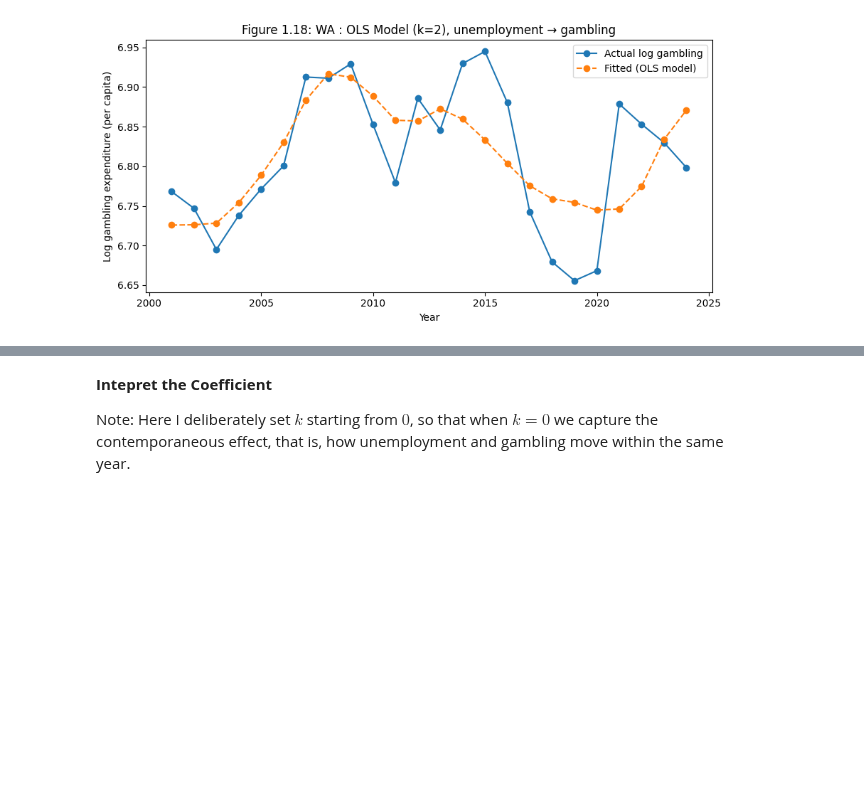
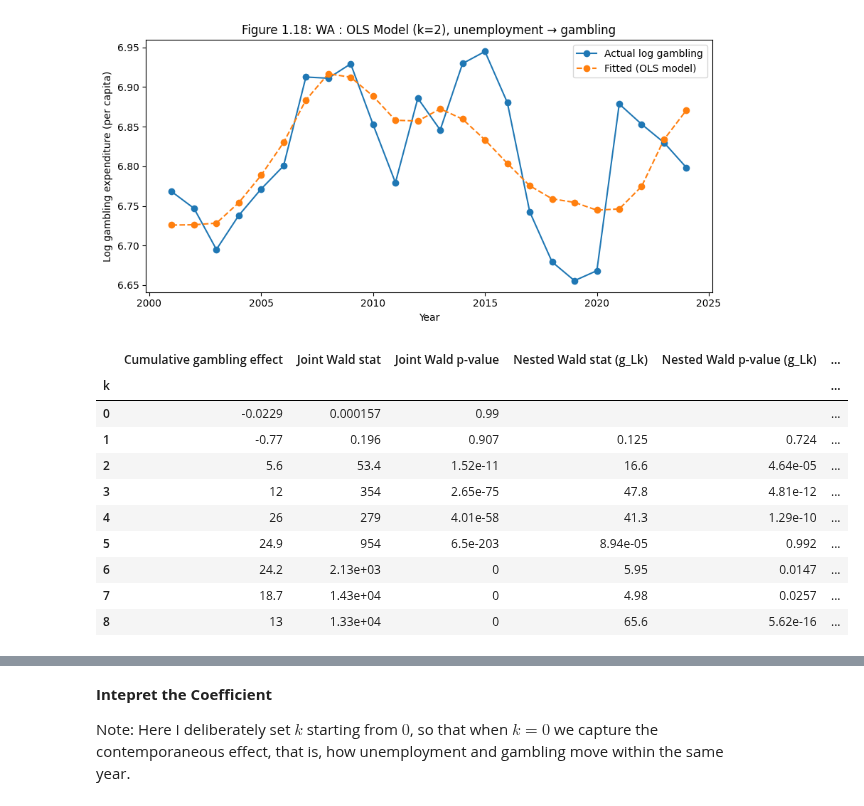
Before and after one commit to ttsupra30/QM2, a Jupyter notebook: absolutefinalQM_updated_.ipynb, the cells around one changed output, grey strips where cells are left out. Cells and saved outputs as stored; diff of their text form; code cells hidden in the pictures; blank space fills up the shorter version.

```diff
--- a/absolutefinalQM_updated_.ipynb
+++ b/absolutefinalQM_updated_.ipynb
@@ -696,3 +716,78 @@ run_all_plots_modelB(df_flat, p=2, start_fig=10)
 [figure]
 [figure]
 [figure]
+# %%
+import numpy as np
+import pandas as pd
+
+# table to display results for model A
+
+P_MAX = 8
+rows = []
+
+for k in range(0, P_MAX + 1):
+
+    # run NATIONAL model A
+    res, used = ts_ols_modelA(nat_all, year_col=YEAR, p=k)
+
+    # cumulative effect (sum of g_L0..g_Lk)
+    cum_eff = cumulative_gambling_effect(res, k)
+
+    # joint Wald test on g_L0..g_Lk
+    terms = [f"g_L{i}" for i in range(0, k + 1)]
+    hypothesis_joint = " = ".join(terms) + " = 0"
+    wt_joint = res.wald_test(hypothesis_joint, scalar=True)
+
+    # nested wald
+    if k == 0:
+        nested_p = np.nan
+        nested_stat = np.nan
+    else:
+        hypothesis_nested = f"g_L{k} = 0"
+        wt_nested = res.wald_test(hypothesis_nested, scalar=True)
+        nested_stat = float(wt_nested.statistic)
+        nested_p = float(wt_nested.pvalue)
+
+    rows.append({
+        "k": k,
+        "Cumulative gambling effect": cum_eff,
+        "Joint Wald stat": float(wt_joint.statistic),
+        "Joint Wald p-value": float(wt_joint.pvalue),
+        "Nested Wald stat (g_Lk)": nested_stat,
+        "Nested Wald p-value (g_Lk)": nested_p,
+        "N": int(res.nobs),
+    })
+
+# build table
+sens_table = pd.DataFrame(rows).set_index("k")
+
+# format to 3sf
+def fmt_3sf(x):
+    if pd.isna(x):
+        return ""
+  #keep v small values readable
+    return f"{x:.3g}"
+
+sens_table_fmt = sens_table.copy()
+
+# format numeric columns except column for N
+for col in sens_table_fmt.columns:
+    if col == "N":
+        sens_table_fmt[col] = sens_table_fmt[col].astype(int)
+    else:
+        sens_table_fmt[col] = sens_table_fmt[col].apply(fmt_3sf)
+
+# display
+sens_table_fmt
+# %% [output]
+|  | Cumulative gambling effect | Joint Wald stat | Joint Wald p-value | Nested Wald stat (g_Lk) | Nested Wald p-value (g_Lk) | ... |
+| k |  |  |  |  |  | ... |
+| 0 | -0.0229 | 0.000157 | 0.99 |  |  | ... |
+| 1 | -0.77 | 0.196 | 0.907 | 0.125 | 0.724 | ... |
+| 2 | 5.6 | 53.4 | 1.52e-11 | 16.6 | 4.64e-05 | ... |
+| 3 | 12 | 354 | 2.65e-75 | 47.8 | 4.81e-12 | ... |
+| 4 | 26 | 279 | 4.01e-58 | 41.3 | 1.29e-10 | ... |
+| 5 | 24.9 | 954 | 6.5e-203 | 8.94e-05 | 0.992 | ... |
+| 6 | 24.2 | 2.13e+03 | 0 | 5.95 | 0.0147 | ... |
+| 7 | 18.7 | 1.43e+04 | 0 | 4.98 | 0.0257 | ... |
+| 8 | 13 | 1.33e+04 | 0 | 65.6 | 5.62e-16 | ... |
```
Also changed, not shown: parts of 20 cells of this notebook.
